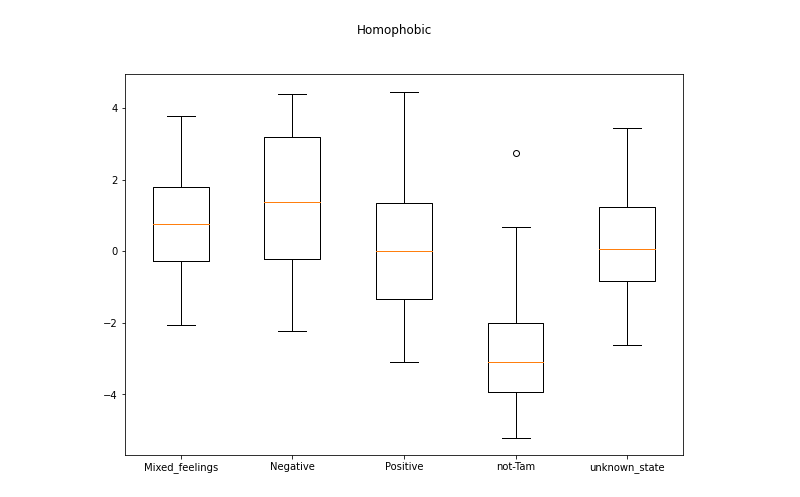
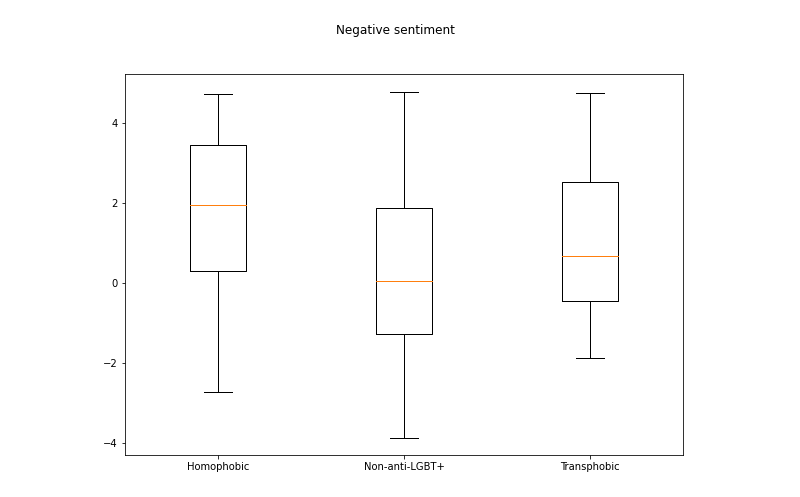
Before and after one commit to flippe3/fire_2022, a Jupyter notebook: task_b/code/correlation.ipynb, the cells around one changed output. Cells and saved outputs as stored; diff of their text form; code cells hidden in the pictures.

Commit message:
sentiment-label boxplots

```diff
--- a/task_b/code/correlation.ipynb
+++ b/task_b/code/correlation.ipynb
@@ -118,11 +119,15 @@ newpd
 # %%
 import matplotlib.pyplot as plt
 
+homo = newpd[newpd[0]==0][2]
+non = newpd[newpd[0]==1][2]
+trans = newpd[newpd[0]==2][2]
+
 fig = plt.figure(figsize =(10, 7))
 ax = fig.add_subplot(111)
-plt.boxplot(newpd[newpd[0] == 0][[1,2,3,4,5]])
-ax.set_xticklabels(['Mixed_feelings', 'Negative', 'Positive', 'not-Tam', 'unknown_state'])
-fig.suptitle('Homophobic')
-fig.savefig('../tam_figure/homophobic-sentiment.jpg')
+plt.boxplot([homo,non,trans])
+fig.suptitle('Negative sentiment')
+ax.set_xticklabels(['Homophobic', 'Non-anti-LGBT+', 'Transphobic'])
+fig.savefig('negative-sentiment-tam-eng.jpg')
 # %% [output]
-[figure, old version]
+[figure, new version]
```
Also changed, not shown: parts of 6 cells of this notebook, 19 other files.
